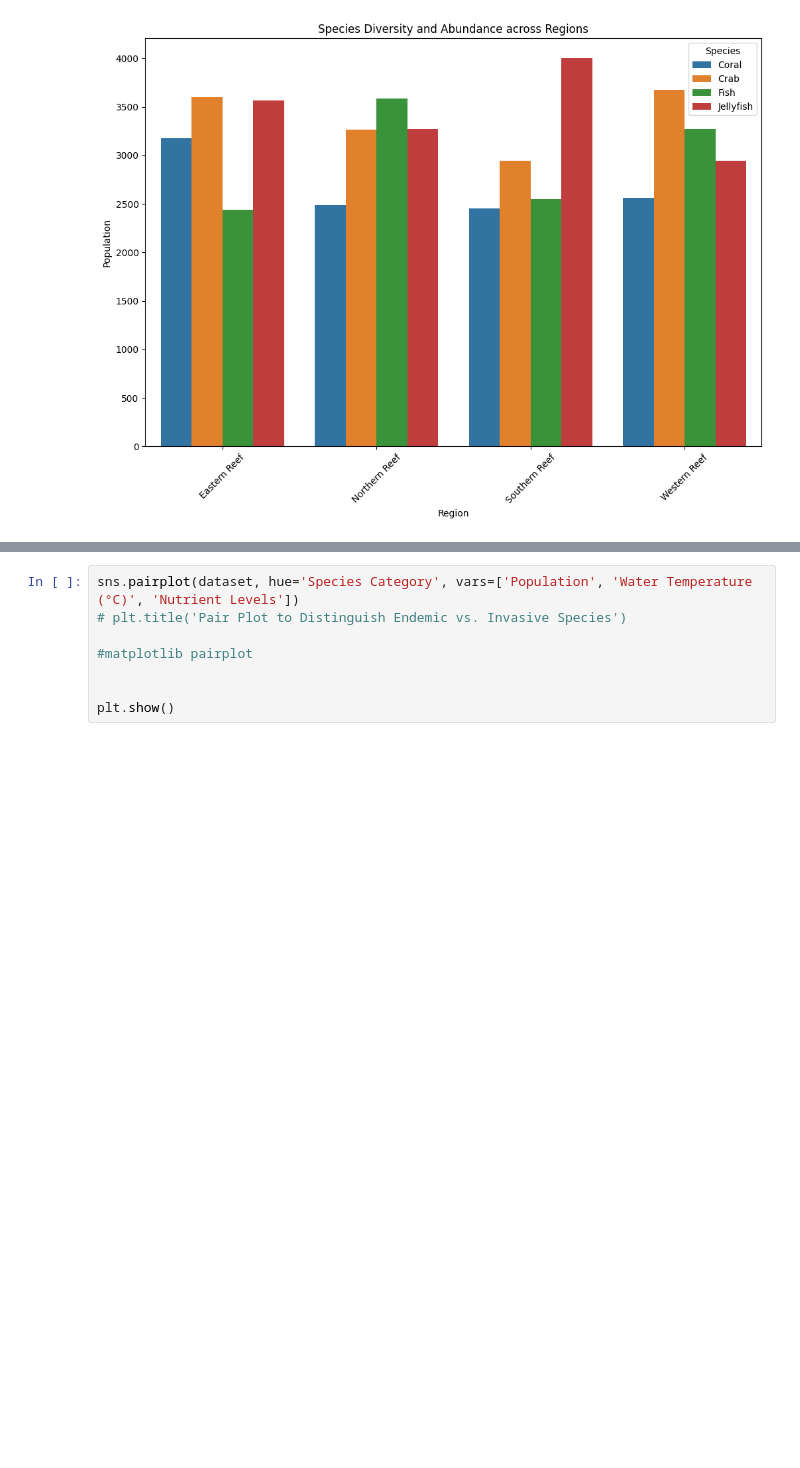
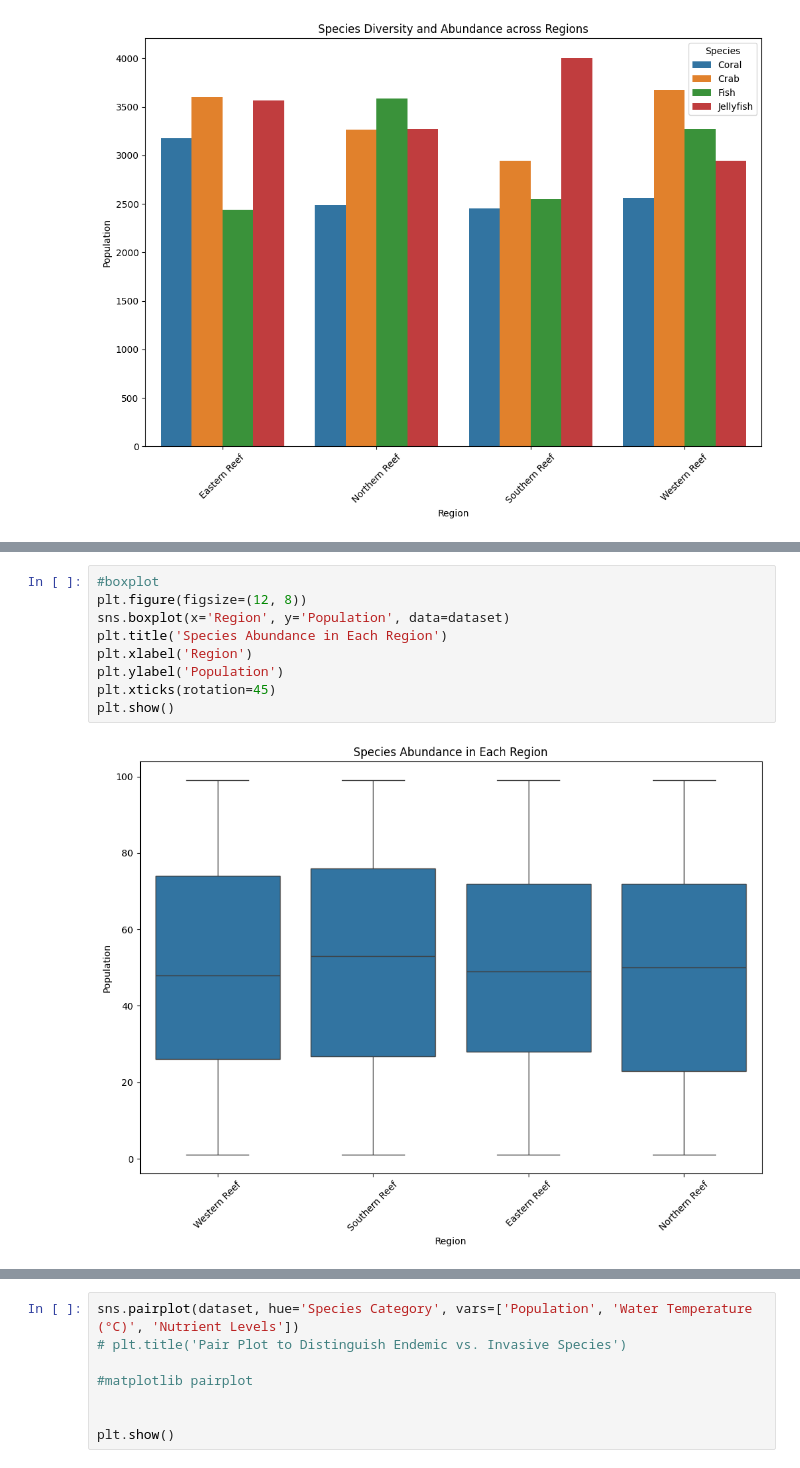
Before and after one commit to IceEnemy/Misc-Learning, a Jupyter notebook: MachineLearning/MidMarineLife/LogisticRegMarine.ipynb, the cells around one changed output, grey strips where cells are left out. Cells and saved outputs as stored; diff of their text form; blank space fills up the shorter version.

```diff
--- a/MachineLearning/MidMarineLife/LogisticRegMarine.ipynb
+++ b/MachineLearning/MidMarineLife/LogisticRegMarine.ipynb
@@ -93,0 +110,11 @@ plt.show()
+# %%
+#boxplot
+plt.figure(figsize=(12, 8))
+sns.boxplot(x='Region', y='Population', data=dataset)
+plt.title('Species Abundance in Each Region')
+plt.xlabel('Region')
+plt.ylabel('Population')
+plt.xticks(rotation=45)
+plt.show()
+# %% [output]
+[figure, added]
```
Also changed, not shown: parts of 10 cells of this notebook, 1 other file.
